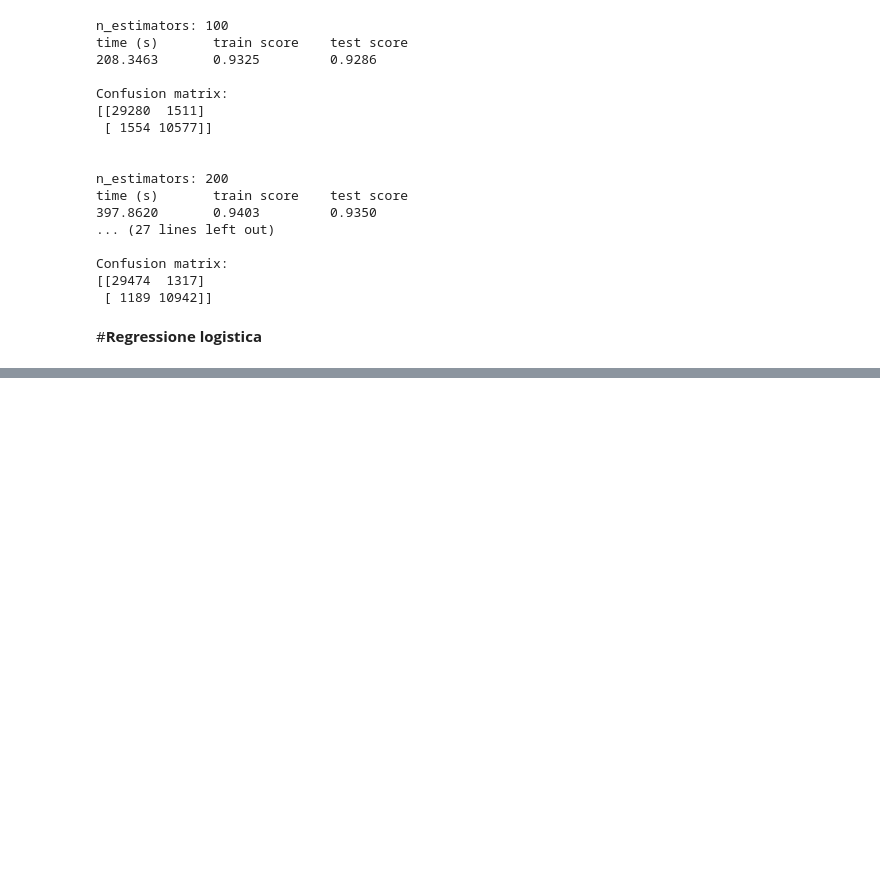
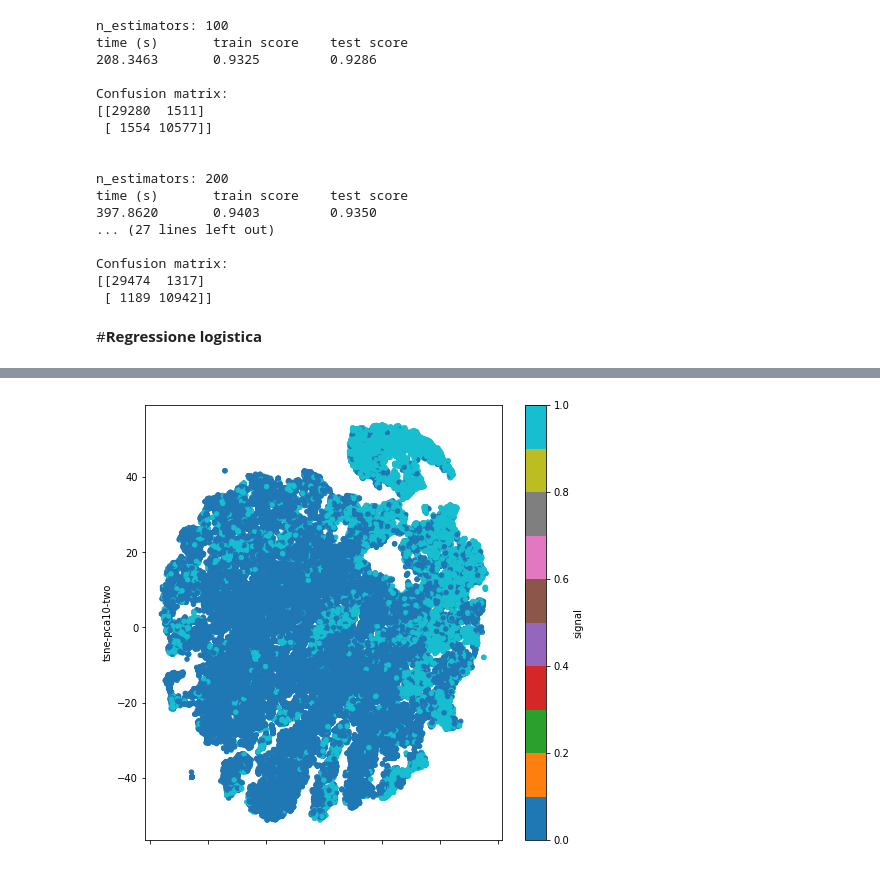
Before and after one commit to PaoDeV99/ML_Progetto1_G72, a Jupyter notebook: p1_g72_gboost.ipynb, the cells around one changed output, grey strips where cells are left out. Cells and saved outputs as stored; diff of their text form; code cells hidden in the pictures; blank space fills up the shorter version.

```diff
--- a/p1_g72_gboost.ipynb
+++ b/p1_g72_gboost.ipynb
@@ -194,0 +206,23 @@ df_test_acc_bkg.plot(kind='hist',y='PROB',color='red',label='Background')
+# %%
+np.random.seed(seed)
+rndperm = np.random.permutation(df.shape[0])
+
+# selezioniamo i primi 10k eventi dal dataframe
+N = 50000
+df_subset = df.loc[rndperm[:N],:].copy()
+df_copy=df_subset
+df_subset = df_subset.drop(columns= 'signal')
+columns=["lepton 1 pT", "lepton 1 eta", "lepton 1 phi", "lepton 2 pT", "lepton 2 eta",
+         "lepton 2 phi", "missing energy magnitude", "missing energy phi", "MET_rel",
+         "axial MET", "M_R", "M_TR_2", "R", "MT2", "S_R", "M_Delta_R", "dPhi_r_b", "cos(theta_r1)"]
+
+data_subset = df_subset.values
+
+pca_10 = PCA(n_components=10)
+pca_result_10 = pca_10.fit_transform(data_subset)
+print('Cumulative explained variation for 10 principal components: {}'.format(np.sum(pca_10.explained_variance_ratio_)))
+
+time_start = time.time()
+tsne = TSNE(n_components=2, verbose=1, perplexity=60, n_iter=1000)
+tsne_pca_results = tsne.fit_transform(pca_result_10)
+print('t-SNE done! Time elapsed: {} seconds'.format(time.time()-time_start))
@@ -194,0 +247,7 @@ df_test_acc_bkg.plot(kind='hist',y='PROB',color='red',label='Background')
+# %%
+df_subset['tsne-pca10-one'] = tsne_pca_results[:,0]
+df_subset['tsne-pca10-two'] = tsne_pca_results[:,1]
+df_subset['signal'] = df_copy['signal']
+ax4=df_subset.plot.scatter(x="tsne-pca10-one", y="tsne-pca10-two", c='signal', colormap='tab10',figsize=(8,8))
+# %% [output]
+[figure, added]
```
Also changed, not shown: parts of 12 cells of this notebook.
